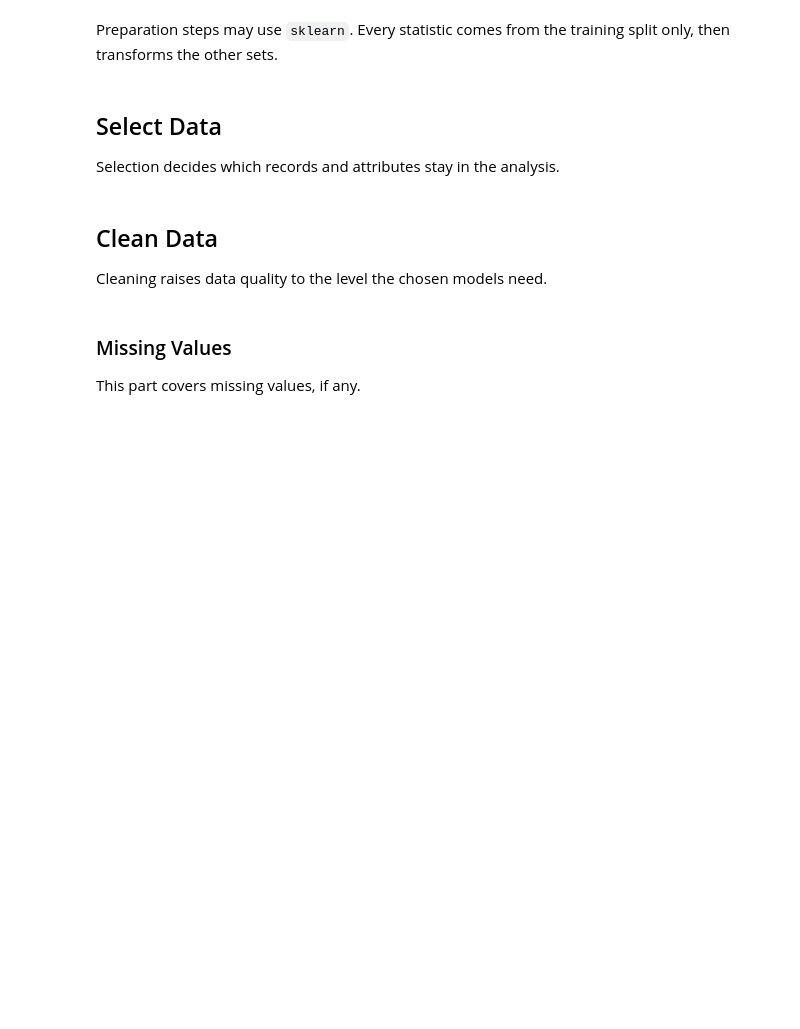
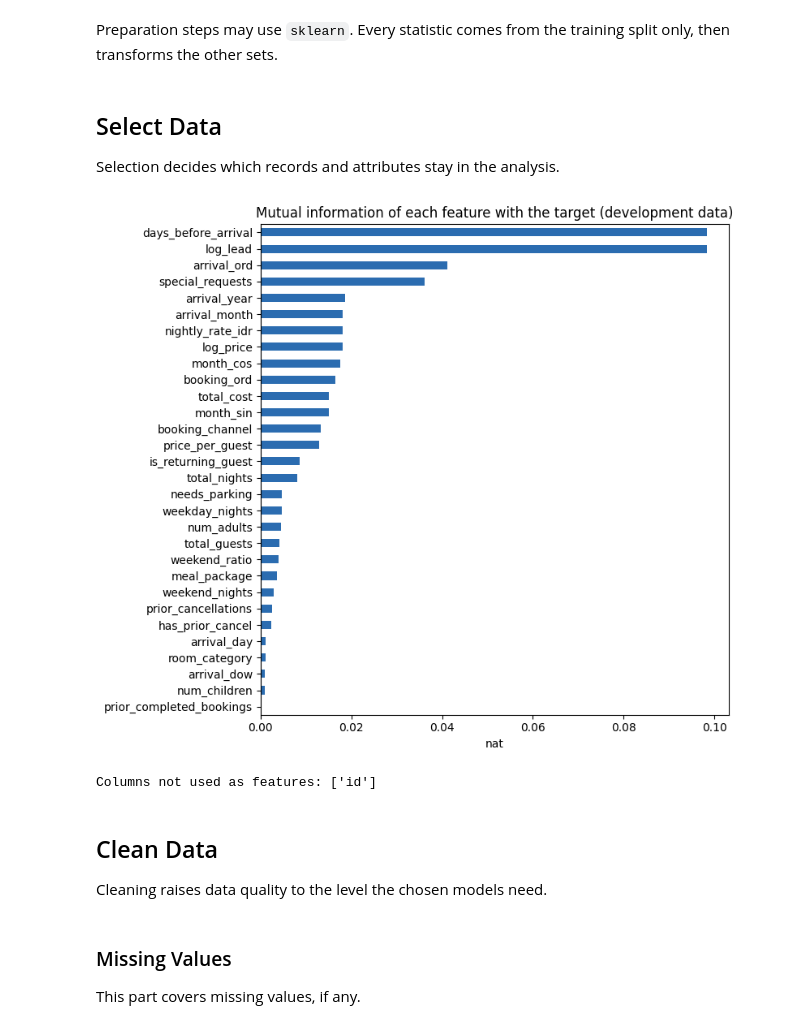
Before and after one commit to AzriVz/IF3170_G21_AGNDSN2, a Jupyter notebook: src/IF3170_G21_AGNDSN2.ipynb, the cells around one changed output. Cells and saved outputs as stored; diff of their text form; code cells hidden in the pictures; blank space fills up the shorter version.

```diff
--- a/src/IF3170_G21_AGNDSN2.ipynb
+++ b/src/IF3170_G21_AGNDSN2.ipynb
@@ -153,0 +380,18 @@ The split comes before data preparation so that validation data stays unseen. On
+# %%
+dev_df, hold_df = development_split(train_df, test_size=0.2, random_state=CFG.SEED)
+y_dev, y_hold = dev_df[TARGET].to_numpy(), hold_df[TARGET].to_numpy()
+print(f'development: {dev_df.shape}, cancellation rate {y_dev.mean():.4f}')
+print(f'hold-out   : {hold_df.shape}, cancellation rate {y_hold.mean():.4f}')
+
+def cv(make_pipe, make_model, n_splits=CFG.N_FOLDS, seed=CFG.SEED):
+    return cross_validate(make_pipe, make_model, dev_df, y_dev, n_splits=n_splits, random_state=seed)
+
+def cv_table(results):
+    return pd.DataFrame({name: {'macroF1@0.5': r.macro_f1_at_half, 'best macroF1': r.best_macro_f1,
+                                'threshold': r.best_threshold, 'fold std': np.std(r.fold_macro_f1),
+                                'seconds': r.seconds} for name, r in results.items()}).T
+
+def show_cv(results, name):
+    table = cv_table(results)
+    table.to_csv(CFG.EXP_DIR / f'cv_{name}.csv')
+    display(table)
@@ -170,3 +415,29 @@ Selection decides which records and attributes stay in the analysis.
+# %%
+REF_KNN_COLUMNS = ['days_before_arrival', 'arrival_ord', 'nightly_rate_idr', 'special_requests',
+                   'booking_channel=Online Travel Agent', 'booking_channel=Offline Agent',
+                   'booking_channel=Corporate', 'total_nights', 'num_adults', 'needs_parking', 'is_returning_guest']
+REF_KNN = lambda: KNNClassifier(20, metric='euclidean', weights='distance')
+
+def mutual_information(x, y, n_bins=10):
+    x = pd.Series(x)
+    if x.dtype != object and x.nunique() > n_bins:
+        x = pd.qcut(x, n_bins, duplicates='drop').astype(str)
+    x = x.astype(str).where(pd.Series(x).notna(), 'NaN').to_numpy()
+    joint = pd.crosstab(x, y).to_numpy() / len(y)
+    px, py = joint.sum(1, keepdims=True), joint.sum(0, keepdims=True)
+    nz = joint > 0
+    return float((joint[nz] * np.log(joint[nz] / (px @ py)[nz])).sum())
+
+selection_view = FeatureBuilder().fit_transform(dev_df[RAW_FEATURES])
+mi = pd.Series({c: mutual_information(selection_view[c], y_dev) for c in selection_view.columns}).sort_values(ascending=False)
+fig, ax = plt.subplots(figsize=(8, 7))
+mi.iloc[::-1].plot.barh(ax=ax, color=viz.COLORS['neg'])
+ax.set_title('Mutual information of each feature with the target (development data)'); ax.set_xlabel('nat')
+fig.tight_layout(); fig.savefig(CFG.FIG_DIR / 'feature_mutual_information.png', dpi=130); plt.show()
+print('Columns not used as features:', [ID_COLUMN])
+# %% [output]
+[figure, added]
+Columns not used as features: ['id']
 # %% [markdown]
 ## Clean Data
 
```
Also changed, not shown: parts of 94 cells of this notebook.
